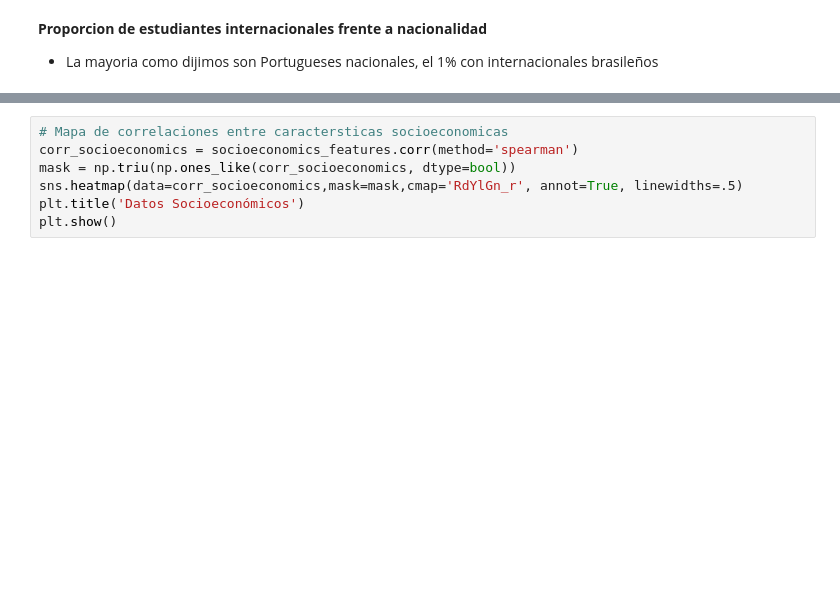
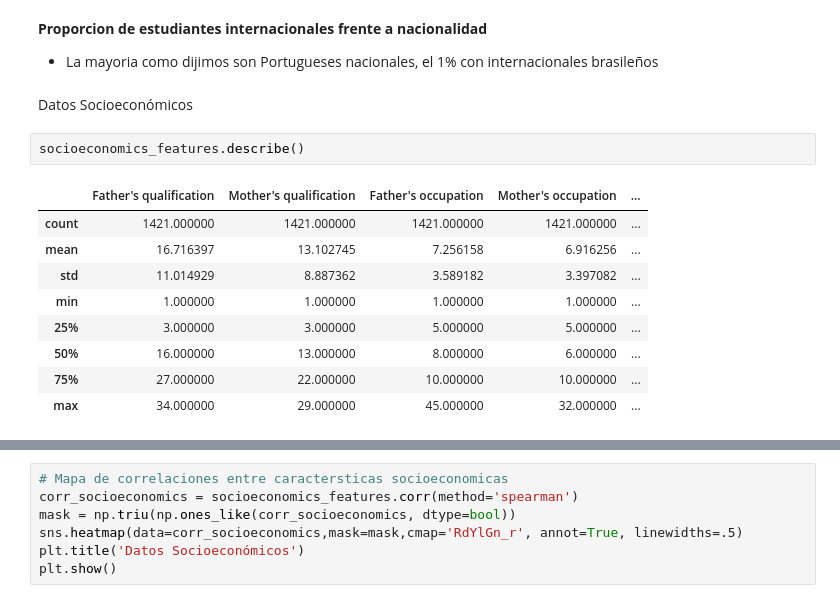
Before and after one commit to jarodriguezf/Student_Analysis, a Jupyter notebook: analysis_dropout/sociodemographic.ipynb, the cells around one changed output, grey strips where cells are left out. Saved outputs shown, nothing was run; the diff lists cells and outputs as text; blank space fills up the shorter version.

```diff
--- a/analysis_dropout/sociodemographic.ipynb
+++ b/analysis_dropout/sociodemographic.ipynb
@@ -114,3 +144,17 @@ pie_plot_demographic('International', 'Nacionality', 2)
 # %% [markdown]
 **Proporcion de estudiantes internacionales frente a nacionalidad**
 - La mayoria como dijimos son Portugueses nacionales, el 1% con internacionales brasileños
+# %% [markdown]
+Datos Socioeconómicos
+# %%
+socioeconomics_features.describe()
+# %% [output]
+|  | Father's qualification | Mother's qualification | Father's occupation | Mother's occupation | ... |
+| count | 1421.000000 | 1421.000000 | 1421.000000 | 1421.000000 | ... |
+| mean | 16.716397 | 13.102745 | 7.256158 | 6.916256 | ... |
+| std | 11.014929 | 8.887362 | 3.589182 | 3.397082 | ... |
+| min | 1.000000 | 1.000000 | 1.000000 | 1.000000 | ... |
+| 25% | 3.000000 | 3.000000 | 5.000000 | 5.000000 | ... |
+| 50% | 16.000000 | 13.000000 | 8.000000 | 6.000000 | ... |
+| 75% | 27.000000 | 22.000000 | 10.000000 | 10.000000 | ... |
+| max | 34.000000 | 29.000000 | 45.000000 | 32.000000 | ... |
```
Also changed, not shown: parts of 7 cells of this notebook.
